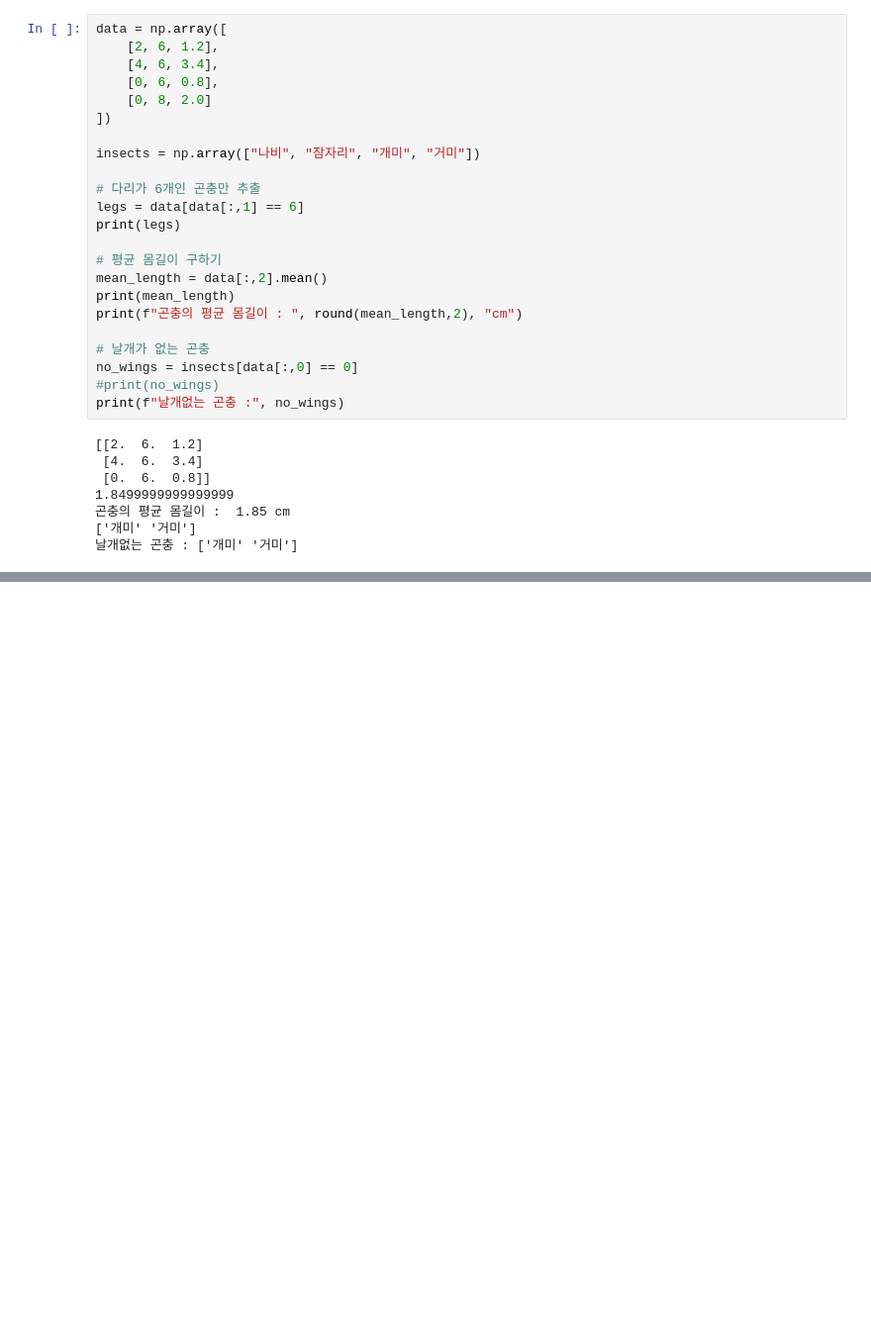
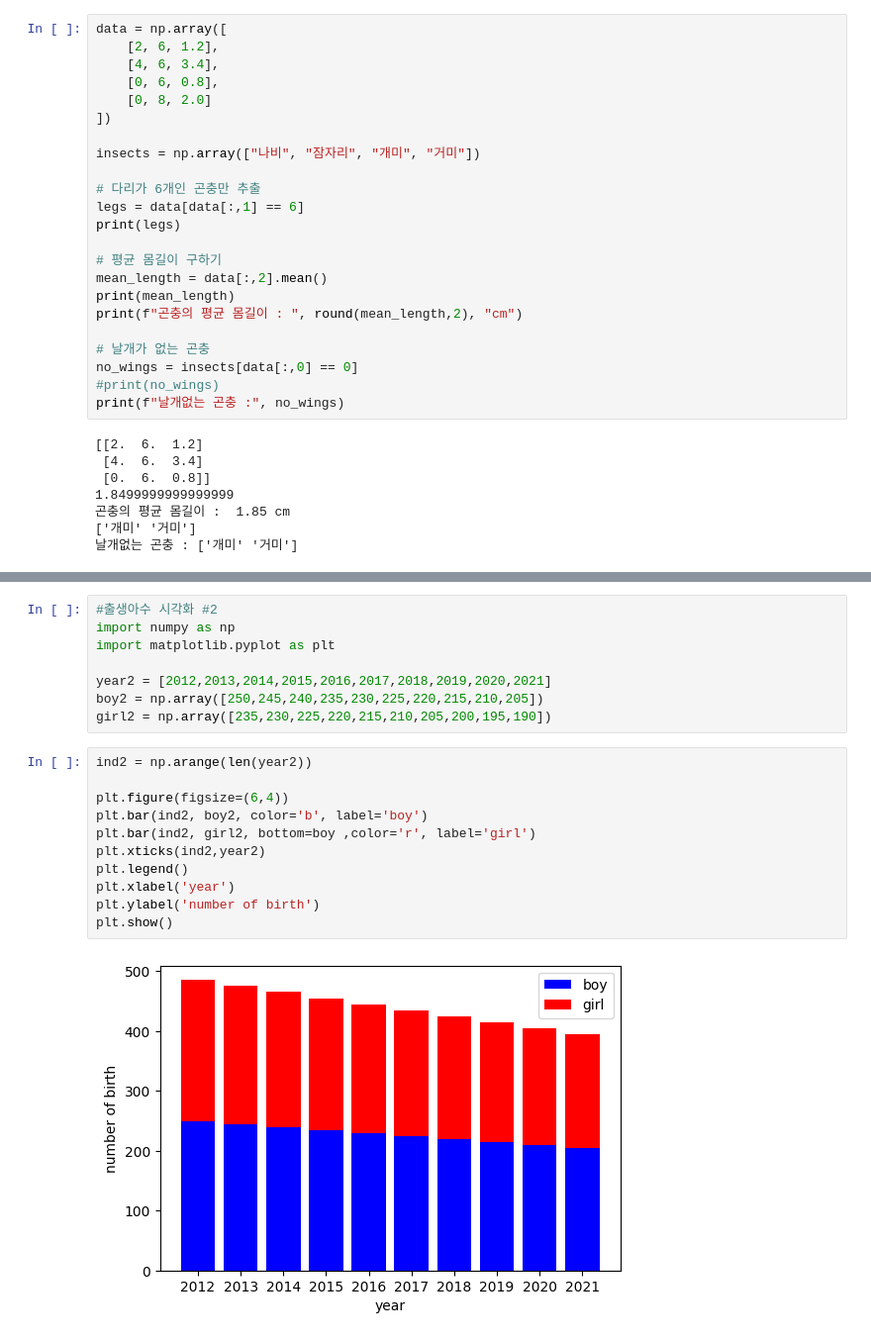
Before and after one commit to JSPARK0931/2025python, a Jupyter notebook: 02code/01test_new/06array.ipynb, the cells around one changed output, grey strips where cells are left out. Shown at 99% size. Drawn from its saved outputs; the diff is of its cells as text; blank space fills up the shorter version.

```diff
--- a/02code/01test_new/06array.ipynb
+++ b/02code/01test_new/06array.ipynb
@@ -242,0 +311,21 @@ print(f"날개없는 곤충 :", no_wings)
+# %%
+#출생아수 시각화 #2
+import numpy as np
+import matplotlib.pyplot as plt
+
+year2 = [2012,2013,2014,2015,2016,2017,2018,2019,2020,2021]
+boy2 = np.array([250,245,240,235,230,225,220,215,210,205])
+girl2 = np.array([235,230,225,220,215,210,205,200,195,190])
+# %%
+ind2 = np.arange(len(year2))
+
+plt.figure(figsize=(6,4))
+plt.bar(ind2, boy2, color='b', label='boy')
+plt.bar(ind2, girl2, bottom=boy ,color='r', label='girl')
+plt.xticks(ind2,year2)
+plt.legend()
+plt.xlabel('year')
+plt.ylabel('number of birth')
+plt.show()
+# %% [output]
+[figure, added]
```
Also changed, not shown: parts of 7 cells of this notebook, 2 other files.
